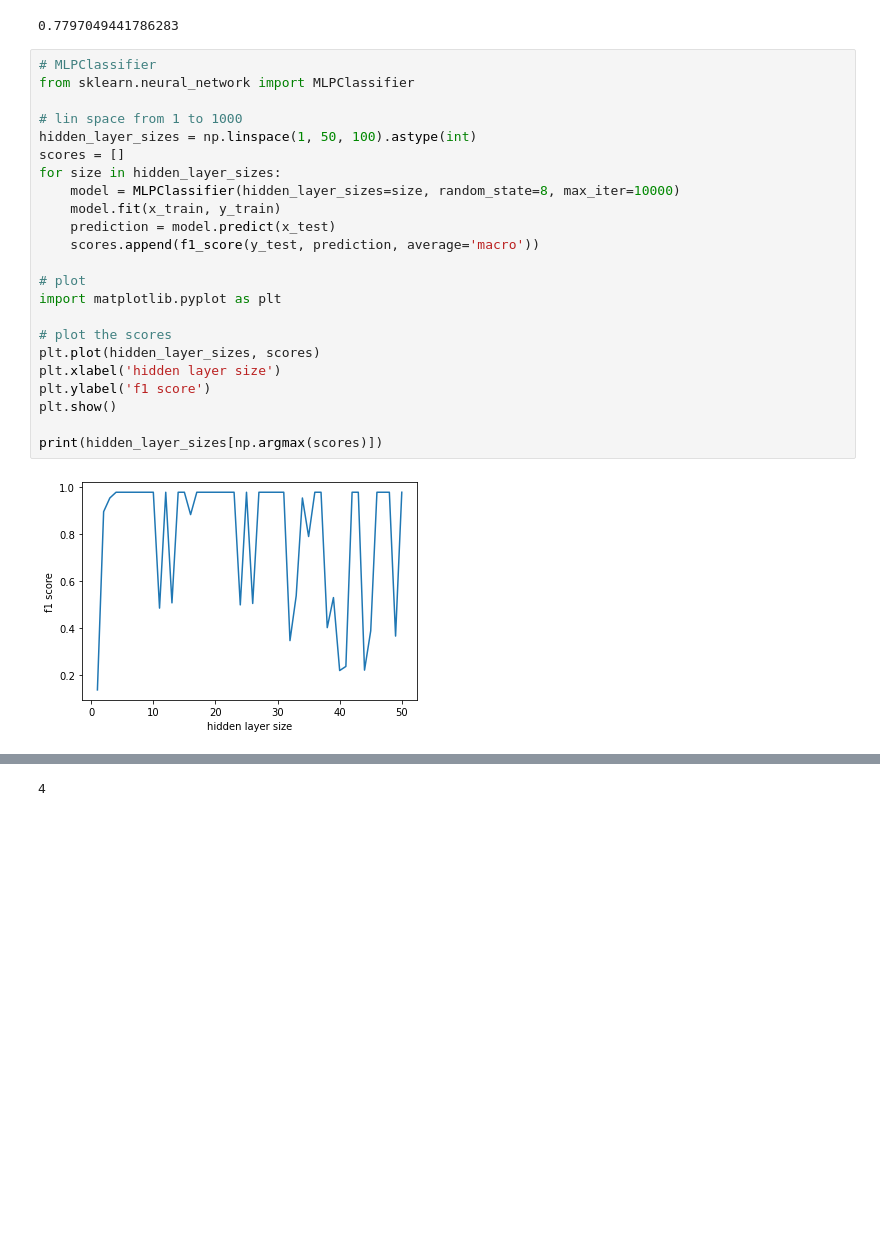
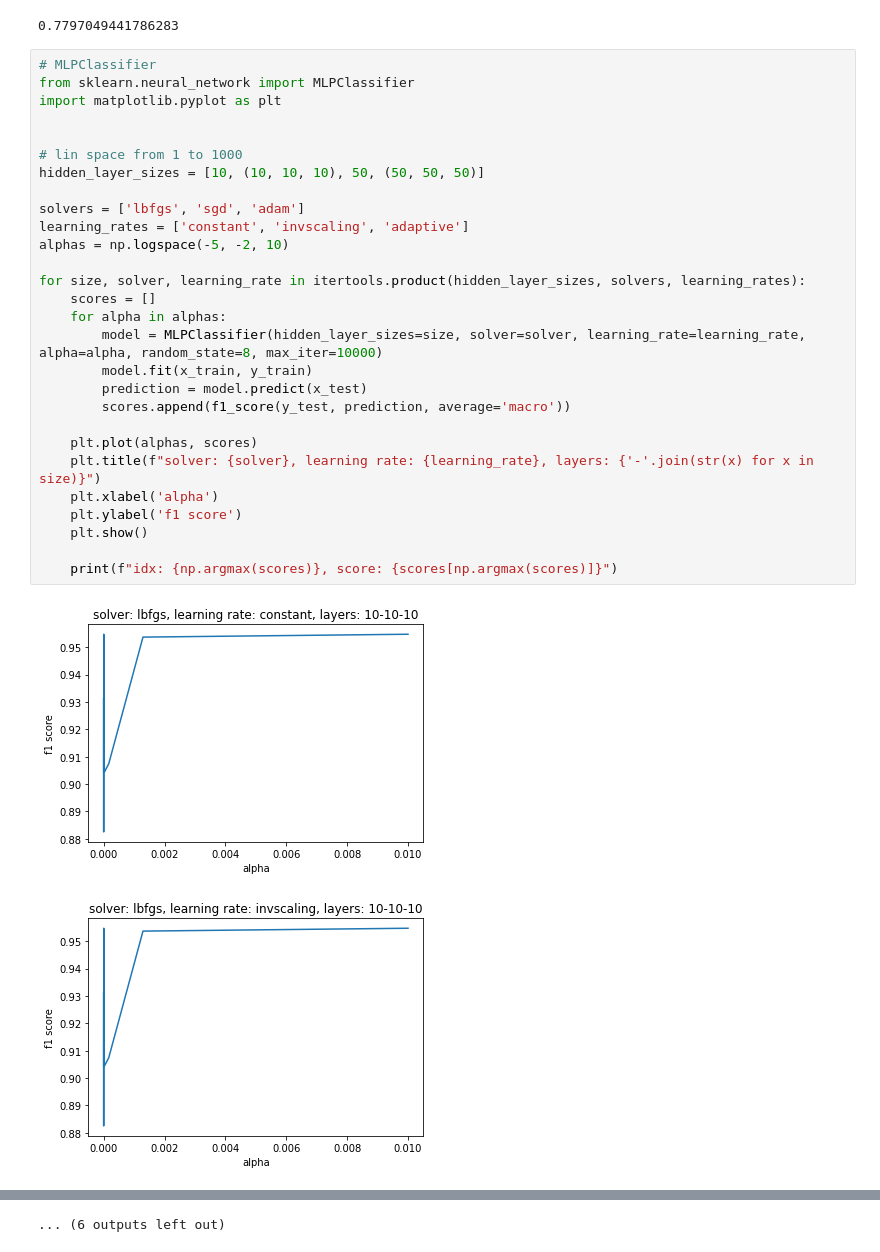
Before and after one commit to mhendlich/ml, a Jupyter notebook: ml_course_en/assignments/Assignment 04. Basics of neural networks.ipynb, the cells around one changed output, grey strips where cells are left out. Saved outputs shown, nothing was run; the diff lists cells and outputs as text; blank space fills up the shorter version.

```diff
--- a/ml_course_en/assignments/Assignment 04. Basics of neural networks.ipynb
+++ b/ml_course_en/assignments/Assignment 04. Basics of neural networks.ipynb
@@ -38,25 +40,31 @@ f1_score(y_test, prediction, average='macro')
 # %%
 # MLPClassifier
 from sklearn.neural_network import MLPClassifier
+import matplotlib.pyplot as plt
+
 
 # lin space from 1 to 1000
-hidden_layer_sizes = np.linspace(1, 50, 100).astype(int)
-scores = []
-for size in hidden_layer_sizes:
-    model = MLPClassifier(hidden_layer_sizes=size, random_state=8, max_iter=10000)
-    model.fit(x_train, y_train)
-    prediction = model.predict(x_test)
-    scores.append(f1_score(y_test, prediction, average='macro'))
+hidden_layer_sizes = [10, (10, 10, 10), 50, (50, 50, 50)]
 
-# plot
-import matplotlib.pyplot as plt
+solvers = ['lbfgs', 'sgd', 'adam']
+learning_rates = ['constant', 'invscaling', 'adaptive']
+alphas = np.logspace(-5, -2, 10)
 
-# plot the scores
-plt.plot(hidden_layer_sizes, scores)
-plt.xlabel('hidden layer size')
-plt.ylabel('f1 score')
-plt.show()
+for size, solver, learning_rate in itertools.product(hidden_layer_sizes, solvers, learning_rates):
+    scores = []
+    for alpha in alphas:
+        model = MLPClassifier(hidden_layer_sizes=size, solver=solver, learning_rate=learning_rate, alpha=alpha, random_state=8, max_iter=10000)
+        model.fit(x_train, y_train)
+        prediction = model.predict(x_test)
+        scores.append(f1_score(y_test, prediction, average='macro'))
 
-print(hidden_layer_sizes[np.argmax(scores)])
+    plt.plot(alphas, scores)
+    plt.title(f"solver: {solver}, learning rate: {learning_rate}, layers: {'-'.join(str(x) for x in size)}")
+    plt.xlabel('alpha')
+    plt.ylabel('f1 score')
+    plt.show()
+
+    print(f"idx: {np.argmax(scores)}, score: {scores[np.argmax(scores)]}")
 # %% [output]
-[figure, old version]
+[figure, new version]
+[figure, added]
@@ -63,3 +81,3 @@ print(hidden_layer_sizes[np.argmax(scores)])
-4
+... (6 outputs left out)
 # %%
 # test different solvers for our MLPClassifier
```
Also changed, not shown: parts of 3 cells of this notebook.
